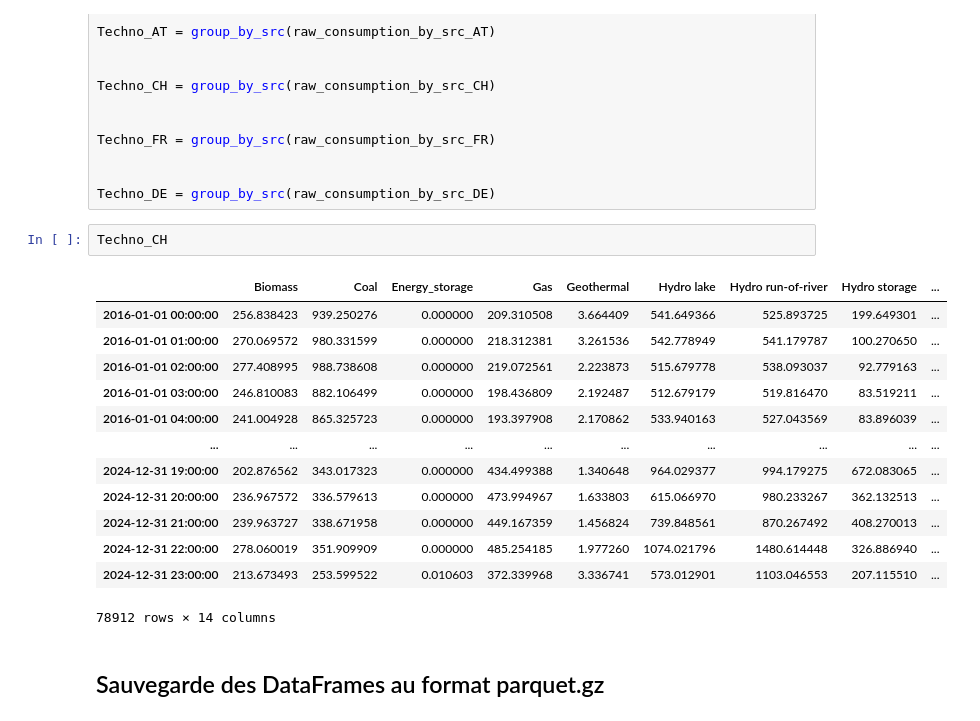
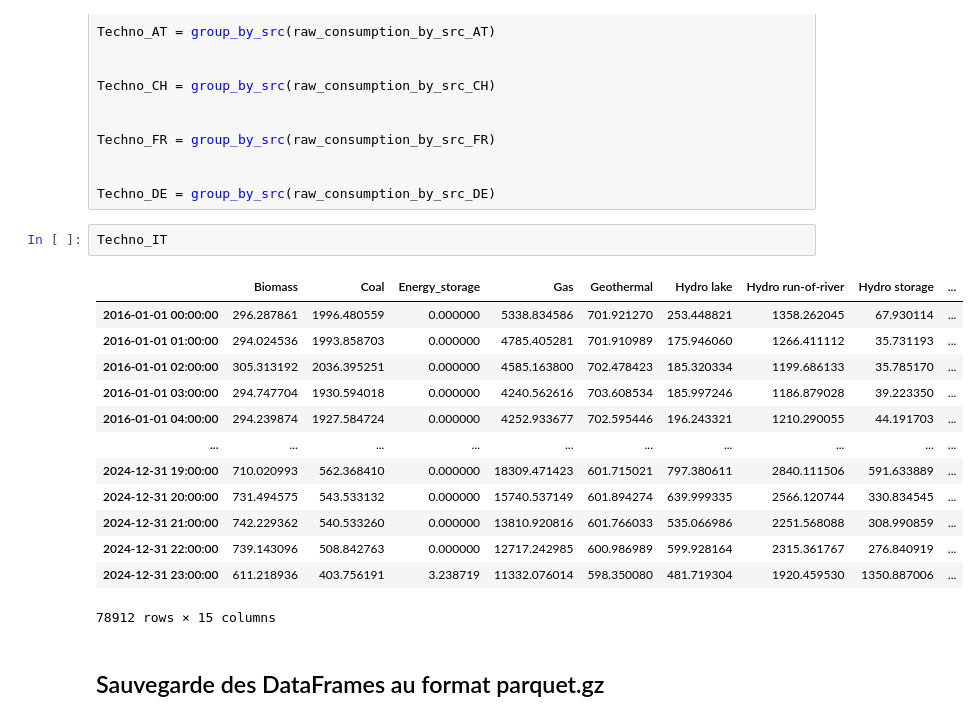
Before and after one commit to HEIG-VD-Building-LCA/EcoDynElec, a Jupyter notebook: examples/Swiss_mix_Souh.ipynb, the cells around one changed output. Saved outputs shown, nothing was run; the diff lists cells and outputs as text.

```diff
--- a/examples/Swiss_mix_Souh.ipynb
+++ b/examples/Swiss_mix_Souh.ipynb
@@ -388,21 +376,21 @@ Techno_FR = group_by_src(raw_consumption_by_src_FR)
 
 Techno_DE = group_by_src(raw_consumption_by_src_DE)
 # %%
-Techno_CH
+Techno_IT
 # %% [output]
 |  | Biomass | Coal | Energy_storage | Gas | Geothermal | Hydro lake | Hydro run-of-river | Hydro storage | ... |
-| 2016-01-01 00:00:00 | 256.838423 | 939.250276 | 0.000000 | 209.310508 | 3.664409 | 541.649366 | 525.893725 | 199.649301 | ... |
-| 2016-01-01 01:00:00 | 270.069572 | 980.331599 | 0.000000 | 218.312381 | 3.261536 | 542.778949 | 541.179787 | 100.270650 | ... |
-| 2016-01-01 02:00:00 | 277.408995 | 988.738608 | 0.000000 | 219.072561 | 2.223873 | 515.679778 | 538.093037 | 92.779163 | ... |
-| 2016-01-01 03:00:00 | 246.810083 | 882.106499 | 0.000000 | 198.436809 | 2.192487 | 512.679179 | 519.816470 | 83.519211 | ... |
-| 2016-01-01 04:00:00 | 241.004928 | 865.325723 | 0.000000 | 193.397908 | 2.170862 | 533.940163 | 527.043569 | 83.896039 | ... |
+| 2016-01-01 00:00:00 | 296.287861 | 1996.480559 | 0.000000 | 5338.834586 | 701.921270 | 253.448821 | 1358.262045 | 67.930114 | ... |
+| 2016-01-01 01:00:00 | 294.024536 | 1993.858703 | 0.000000 | 4785.405281 | 701.910989 | 175.946060 | 1266.411112 | 35.731193 | ... |
+| 2016-01-01 02:00:00 | 305.313192 | 2036.395251 | 0.000000 | 4585.163800 | 702.478423 | 185.320334 | 1199.686133 | 35.785170 | ... |
+| 2016-01-01 03:00:00 | 294.747704 | 1930.594018 | 0.000000 | 4240.562616 | 703.608534 | 185.997246 | 1186.879028 | 39.223350 | ... |
+| 2016-01-01 04:00:00 | 294.239874 | 1927.584724 | 0.000000 | 4252.933677 | 702.595446 | 196.243321 | 1210.290055 | 44.191703 | ... |
 | ... | ... | ... | ... | ... | ... | ... | ... | ... | ... |
-| 2024-12-31 19:00:00 | 202.876562 | 343.017323 | 0.000000 | 434.499388 | 1.340648 | 964.029377 | 994.179275 | 672.083065 | ... |
-| 2024-12-31 20:00:00 | 236.967572 | 336.579613 | 0.000000 | 473.994967 | 1.633803 | 615.066970 | 980.233267 | 362.132513 | ... |
-| 2024-12-31 21:00:00 | 239.963727 | 338.671958 | 0.000000 | 449.167359 | 1.456824 | 739.848561 | 870.267492 | 408.270013 | ... |
-| 2024-12-31 22:00:00 | 278.060019 | 351.909909 | 0.000000 | 485.254185 | 1.977260 | 1074.021796 | 1480.614448 | 326.886940 | ... |
-| 2024-12-31 23:00:00 | 213.673493 | 253.599522 | 0.010603 | 372.339968 | 3.336741 | 573.012901 | 1103.046553 | 207.115510 | ... |
+| 2024-12-31 19:00:00 | 710.020993 | 562.368410 | 0.000000 | 18309.471423 | 601.715021 | 797.380611 | 2840.111506 | 591.633889 | ... |
+| 2024-12-31 20:00:00 | 731.494575 | 543.533132 | 0.000000 | 15740.537149 | 601.894274 | 639.999335 | 2566.120744 | 330.834545 | ... |
+| 2024-12-31 21:00:00 | 742.229362 | 540.533260 | 0.000000 | 13810.920816 | 601.766033 | 535.066986 | 2251.568088 | 308.990859 | ... |
+| 2024-12-31 22:00:00 | 739.143096 | 508.842763 | 0.000000 | 12717.242985 | 600.986989 | 599.928164 | 2315.361767 | 276.840919 | ... |
+| 2024-12-31 23:00:00 | 611.218936 | 403.756191 | 3.238719 | 11332.076014 | 598.350080 | 481.719304 | 1920.459530 | 1350.887006 | ... |
-78912 rows × 14 columns
+78912 rows × 15 columns
 # %% [markdown]
 ## Sauvegarde des DataFrames au format parquet.gz
 # %%
```
Also changed, not shown: parts of 7 cells of this notebook, 7 other files.
